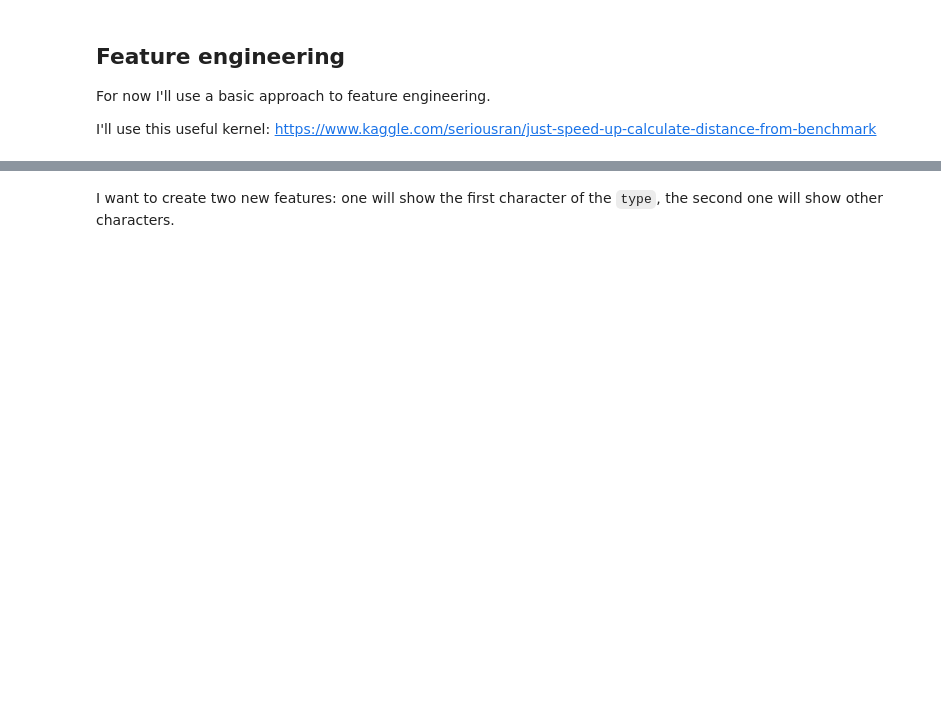
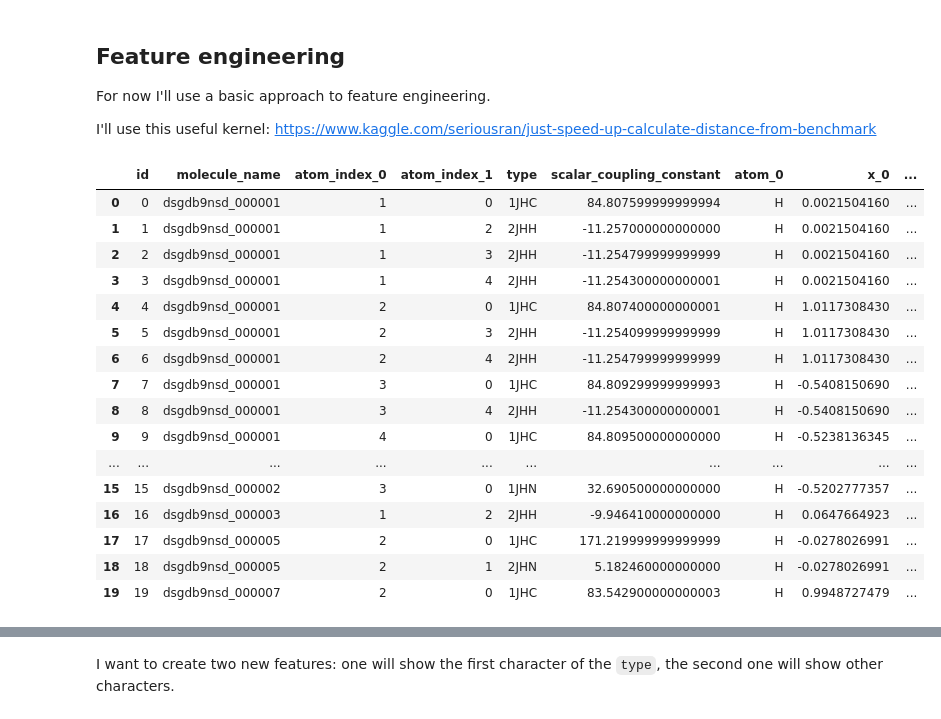
Before and after one commit to edirgarcia/Kaggle, a Jupyter notebook: champs-scalar-coupling/Molecular Properties EDA and models.ipynb, the cells around one changed output, grey strips where cells are left out. Drawn from its saved outputs; the diff is of its cells as text; code cells hidden in the pictures; blank space fills up the shorter version.

```diff
--- a/champs-scalar-coupling/Molecular Properties EDA and models.ipynb
+++ b/champs-scalar-coupling/Molecular Properties EDA and models.ipynb
@@ -96,8 +105,8 @@ FileNotFoundError: [WinError 3] The system cannot find the path specified: '../i
 # %% [markdown]
 We have a lot of files, let's focus on the main ones for now.
 # %%
-train = pd.read_csv('../input/champs-scalar-coupling/train.csv')
-test = pd.read_csv('../input/champs-scalar-coupling/test.csv')
-sub = pd.read_csv('../input/champs-scalar-coupling/sample_submission.csv')
+train = pd.read_csv('data/train.csv')
+test = pd.read_csv('data/test.csv')
+sub = pd.read_csv('data/sample_submission.csv')
 # %%
 train.head()
@@ -202,7 +237,7 @@ For now I'll use a basic approach to feature engineering.
 I'll use this useful kernel:
 https://www.kaggle.com/seriousran/just-speed-up-calculate-distance-from-benchmark
 # %%
-structures = pd.read_csv('../input/champs-scalar-coupling/structures.csv')
+structures = pd.read_csv('data/structures.csv')
 
 def map_atom_info(df, atom_idx):
     df = pd.merge(df, structures, how = 'left',
@@ -221,6 +256,26 @@ train = map_atom_info(train, 1)
 
 test = map_atom_info(test, 0)
 test = map_atom_info(test, 1)
+# %%
+train.head(20)
+# %% [output]
+|  | id | molecule_name | atom_index_0 | atom_index_1 | type | scalar_coupling_constant | atom_0 | x_0 | ... |
+| 0 | 0 | dsgdb9nsd_000001 | 1 | 0 | 1JHC | 84.807599999999994 | H | 0.0021504160 | ... |
+| 1 | 1 | dsgdb9nsd_000001 | 1 | 2 | 2JHH | -11.257000000000000 | H | 0.0021504160 | ... |
+| 2 | 2 | dsgdb9nsd_000001 | 1 | 3 | 2JHH | -11.254799999999999 | H | 0.0021504160 | ... |
+| 3 | 3 | dsgdb9nsd_000001 | 1 | 4 | 2JHH | -11.254300000000001 | H | 0.0021504160 | ... |
+| 4 | 4 | dsgdb9nsd_000001 | 2 | 0 | 1JHC | 84.807400000000001 | H | 1.0117308430 | ... |
+| 5 | 5 | dsgdb9nsd_000001 | 2 | 3 | 2JHH | -11.254099999999999 | H | 1.0117308430 | ... |
+| 6 | 6 | dsgdb9nsd_000001 | 2 | 4 | 2JHH | -11.254799999999999 | H | 1.0117308430 | ... |
+| 7 | 7 | dsgdb9nsd_000001 | 3 | 0 | 1JHC | 84.809299999999993 | H | -0.5408150690 | ... |
+| 8 | 8 | dsgdb9nsd_000001 | 3 | 4 | 2JHH | -11.254300000000001 | H | -0.5408150690 | ... |
+| 9 | 9 | dsgdb9nsd_000001 | 4 | 0 | 1JHC | 84.809500000000000 | H | -0.5238136345 | ... |
+| ... | ... | ... | ... | ... | ... | ... | ... | ... | ... |
+| 15 | 15 | dsgdb9nsd_000002 | 3 | 0 | 1JHN | 32.690500000000000 | H | -0.5202777357 | ... |
+| 16 | 16 | dsgdb9nsd_000003 | 1 | 2 | 2JHH | -9.946410000000000 | H | 0.0647664923 | ... |
+| 17 | 17 | dsgdb9nsd_000005 | 2 | 0 | 1JHC | 171.219999999999999 | H | -0.0278026991 | ... |
+| 18 | 18 | dsgdb9nsd_000005 | 2 | 1 | 2JHN | 5.182460000000000 | H | -0.0278026991 | ... |
+| 19 | 19 | dsgdb9nsd_000007 | 2 | 0 | 1JHC | 83.542900000000003 | H | 0.9948727479 | ... |
 # %%
 train_p_0 = train[['x_0', 'y_0', 'z_0']].values
 train_p_1 = train[['x_1', 'y_1', 'z_1']].values
```
Also changed, not shown: parts of 13 cells of this notebook.
